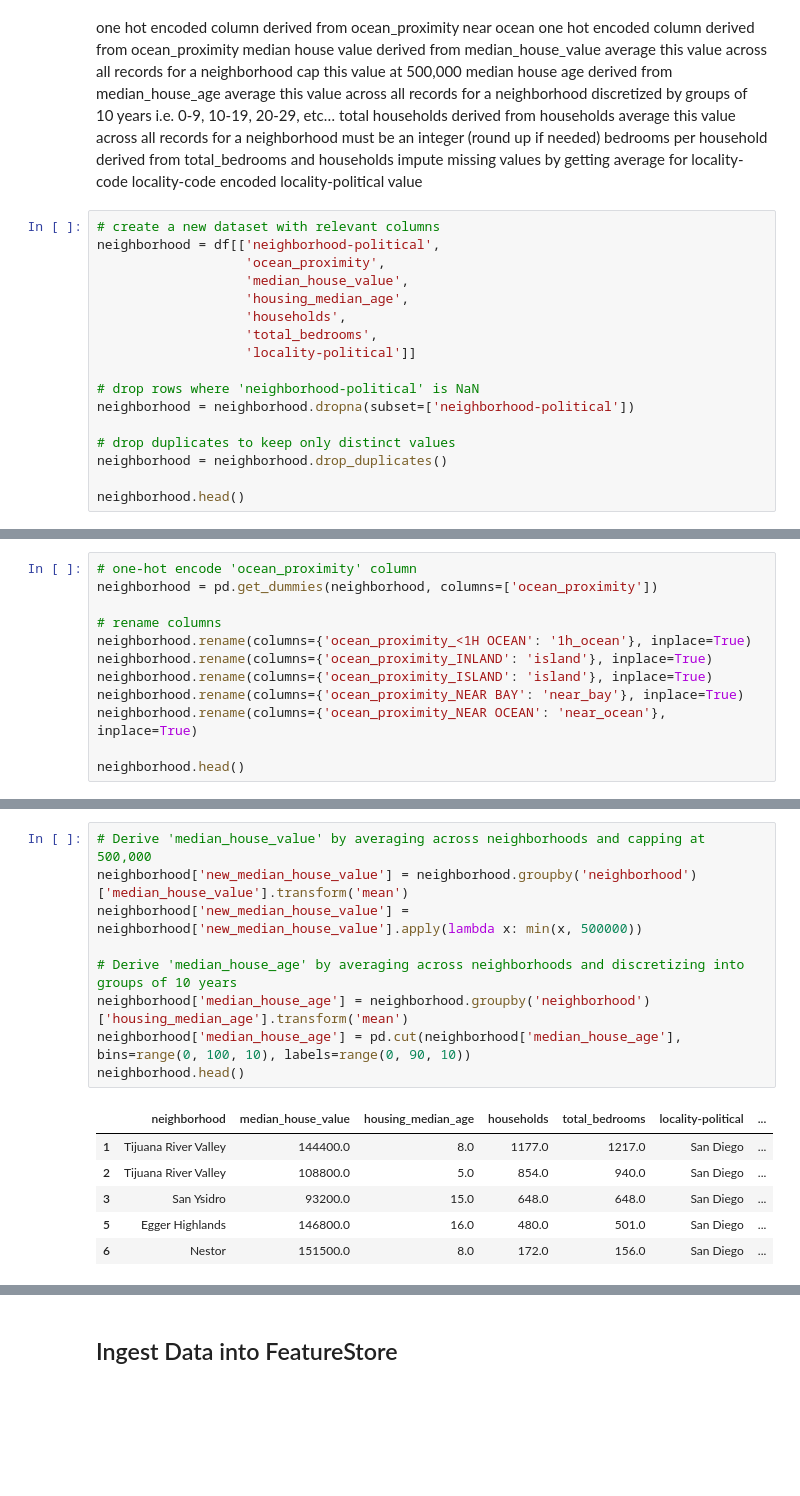
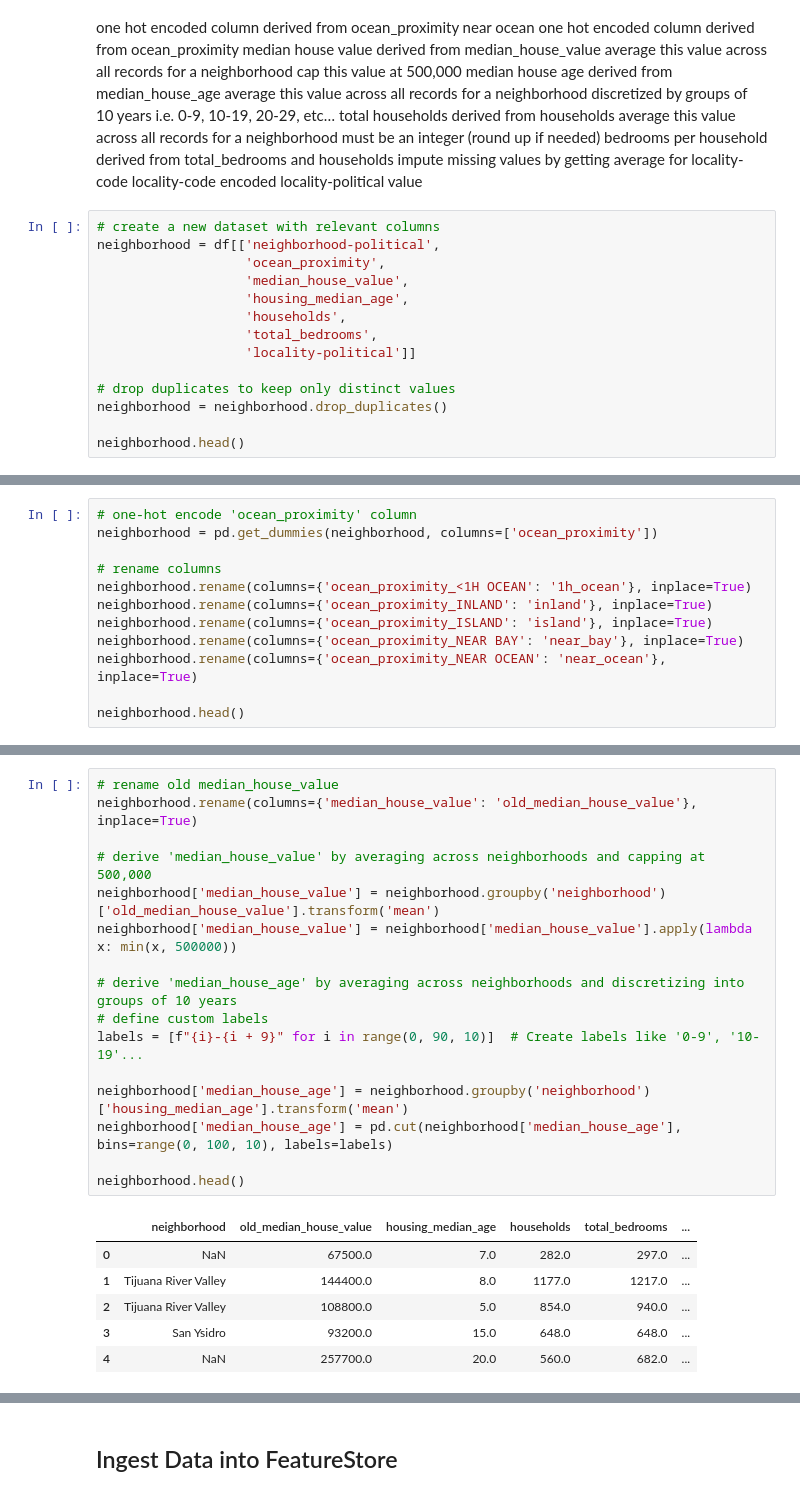
Before and after one commit to snagalingam/aai-540-hw, a Jupyter notebook: homework-3-1/homework-3-1.ipynb, the cells around one changed output, grey strips where cells are left out. Drawn from its saved outputs; the diff is of its cells as text; blank space fills up the shorter version.

```diff
--- a/homework-3-1/homework-3-1.ipynb
+++ b/homework-3-1/homework-3-1.ipynb
@@ -151,9 +153,6 @@ neighborhood = df[['neighborhood-political',
                    'total_bedrooms',
                    'locality-political']]
 
-# drop rows where 'neighborhood-political' is NaN
-neighborhood = neighborhood.dropna(subset=['neighborhood-political'])
-
 # drop duplicates to keep only distinct values
 neighborhood = neighborhood.drop_duplicates()
 
@@ -185,7 +184,7 @@ neighborhood = pd.get_dummies(neighborhood, columns=['ocean_proximity'])
 
 # rename columns
 neighborhood.rename(columns={'ocean_proximity_<1H OCEAN': '1h_ocean'}, inplace=True)
-neighborhood.rename(columns={'ocean_proximity_INLAND': 'island'}, inplace=True)
+neighborhood.rename(columns={'ocean_proximity_INLAND': 'inland'}, inplace=True)
 neighborhood.rename(columns={'ocean_proximity_ISLAND': 'island'}, inplace=True)
 neighborhood.rename(columns={'ocean_proximity_NEAR BAY': 'near_bay'}, inplace=True)
 neighborhood.rename(columns={'ocean_proximity_NEAR OCEAN': 'near_ocean'}, inplace=True)
@@ -201,16 +200,23 @@ neighborhood.head()
 # %%
-# Derive 'median_house_value' by averaging across neighborhoods and capping at 500,000
-neighborhood['new_median_house_value'] = neighborhood.groupby('neighborhood')['median_house_value'].transform('mean')
-neighborhood['new_median_house_value'] = neighborhood['new_median_house_value'].apply(lambda x: min(x, 500000))
+# rename old median_house_value
+neighborhood.rename(columns={'median_house_value': 'old_median_house_value'}, inplace=True)
 
-# Derive 'median_house_age' by averaging across neighborhoods and discretizing into groups of 10 years
+# derive 'median_house_value' by averaging across neighborhoods and capping at 500,000
+neighborhood['median_house_value'] = neighborhood.groupby('neighborhood')['old_median_house_value'].transform('mean')
+neighborhood['median_house_value'] = neighborhood['median_house_value'].apply(lambda x: min(x, 500000))
+
+# derive 'median_house_age' by averaging across neighborhoods and discretizing into groups of 10 years
+# define custom labels
+labels = [f"{i}-{i + 9}" for i in range(0, 90, 10)]  # Create labels like '0-9', '10-19'...
+
 neighborhood['median_house_age'] = neighborhood.groupby('neighborhood')['housing_median_age'].transform('mean')
-neighborhood['median_house_age'] = pd.cut(neighborhood['median_house_age'], bins=range(0, 100, 10), labels=range(0, 90, 10))
+neighborhood['median_house_age'] = pd.cut(neighborhood['median_house_age'], bins=range(0, 100, 10), labels=labels)
+
 neighborhood.head()
 # %% [output]
-|  | neighborhood | median_house_value | housing_median_age | households | total_bedrooms | locality-political | ... |
-| 1 | Tijuana River Valley | 144400.0 | 8.0 | 1177.0 | 1217.0 | San Diego | ... |
-| 2 | Tijuana River Valley | 108800.0 | 5.0 | 854.0 | 940.0 | San Diego | ... |
-| 3 | San Ysidro | 93200.0 | 15.0 | 648.0 | 648.0 | San Diego | ... |
-| 5 | Egger Highlands | 146800.0 | 16.0 | 480.0 | 501.0 | San Diego | ... |
-| 6 | Nestor | 151500.0 | 8.0 | 172.0 | 156.0 | San Diego | ... |
+|  | neighborhood | old_median_house_value | housing_median_age | households | total_bedrooms | ... |
+| 0 | NaN | 67500.0 | 7.0 | 282.0 | 297.0 | ... |
+| 1 | Tijuana River Valley | 144400.0 | 8.0 | 1177.0 | 1217.0 | ... |
+| 2 | Tijuana River Valley | 108800.0 | 5.0 | 854.0 | 940.0 | ... |
+| 3 | San Ysidro | 93200.0 | 15.0 | 648.0 | 648.0 | ... |
+| 4 | NaN | 257700.0 | 20.0 | 560.0 | 682.0 | ... |
```
Also changed, not shown: parts of 22 cells of this notebook, 2 other files.
